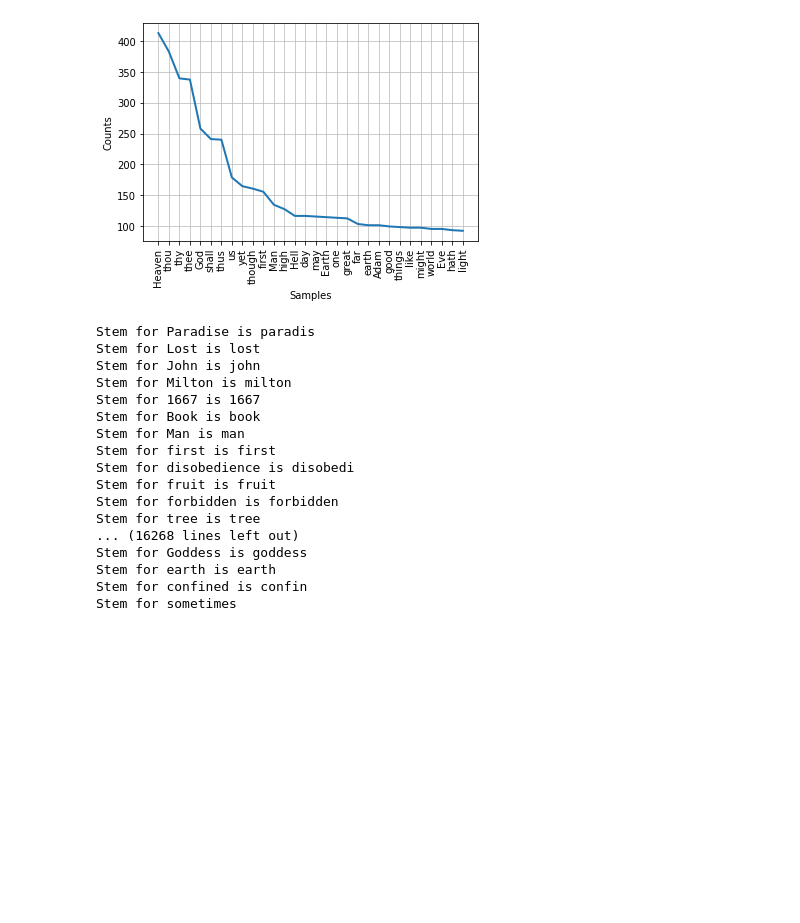
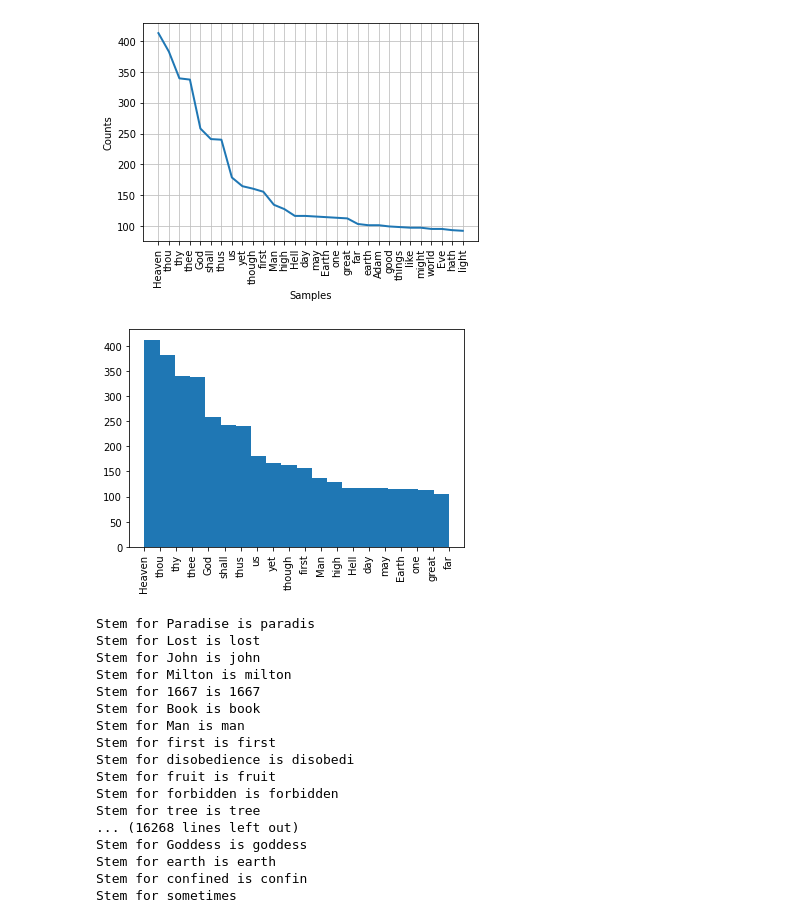
Before and after one commit to Tanishakapoor1990/week-20-repository, a Jupyter notebook: week-20-homework.ipynb, the cells around one changed output. Drawn from its saved outputs; the diff is of its cells as text; code cells hidden in the pictures; blank space fills up the shorter version.

```diff
--- a/week-20-homework.ipynb
+++ b/week-20-homework.ipynb
@@ -6,29 +0,0 @@ and count them together.
-# %%
-import string
-# Open the file in read mode
-text = open("cats_txt.txt", encoding="utf8")
-# Create an empty dictionary
-d = dict()
-# Loop through each line of the file
-for line in text:
-    # Remove the leading spaces and newline character
-    line = line.strip()
-    # Convert the characters in line to
-    # lowercase to avoid case mismatch
-    line = line.lower()
-    # Remove the punctuation marks from the line
-    line = line.translate(line.maketrans("", "", string.punctuation))
-    # Split the line into words
-    words = line.split(" ")
-    # Iterate over each word in line
-    for word in words:
-        # Check if the word is already in dictionary
-        if word in d:
-            # Increment count of word by 1
-            d[word] = d[word] + 1
-        else:
-            # Add the word to dictionary with count 1
-            d[word] = 1
-# Print the contents of dictionary
-for key in list(d.keys()):
-    print(key, ":", d[key])
@@ -120,6 +83,17 @@ freqdist.plot(30,cumulative=False)
 plt.show()
 # %% [output]
 [figure]
+# %%
+# top most words by frequency:
+top_20=freqdist.most_common(20)
+
+listnew = [key for key, val in top_20 for _ in range(val+1)]
+
+plt.hist(listnew, bins=20)
+plt.xticks(rotation=90)
+plt.show()
+# %% [output]
+[figure, added]
 # %%
 #Importing porterstemmer library
 from nltk.stem import PorterStemmer
```
Also changed, not shown: parts of 15 cells of this notebook.
